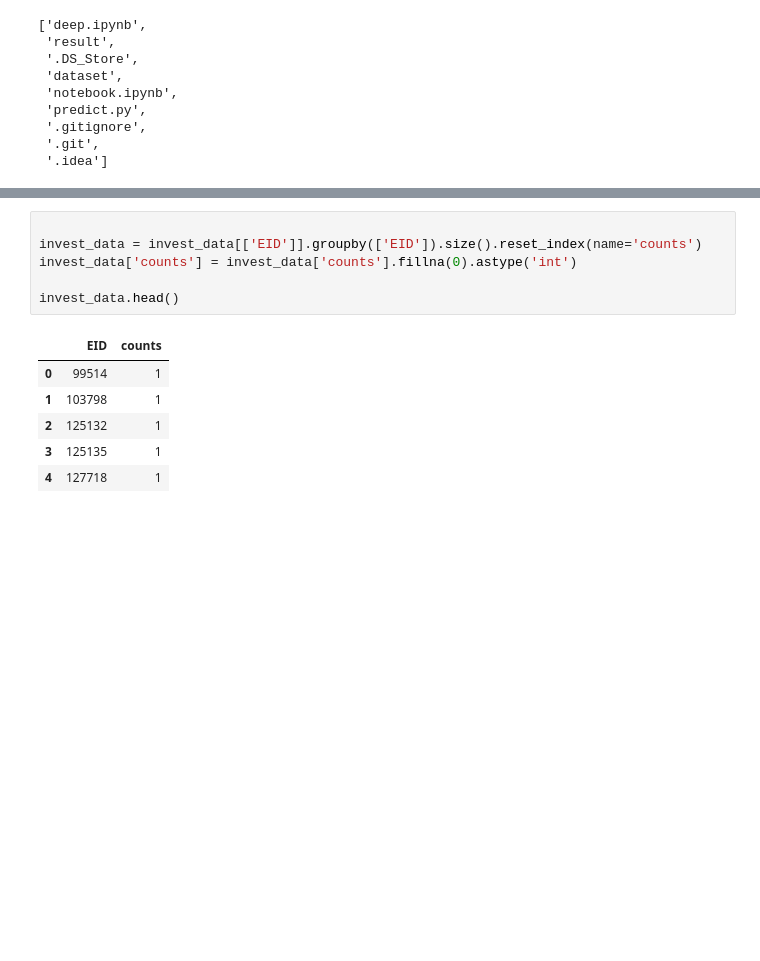
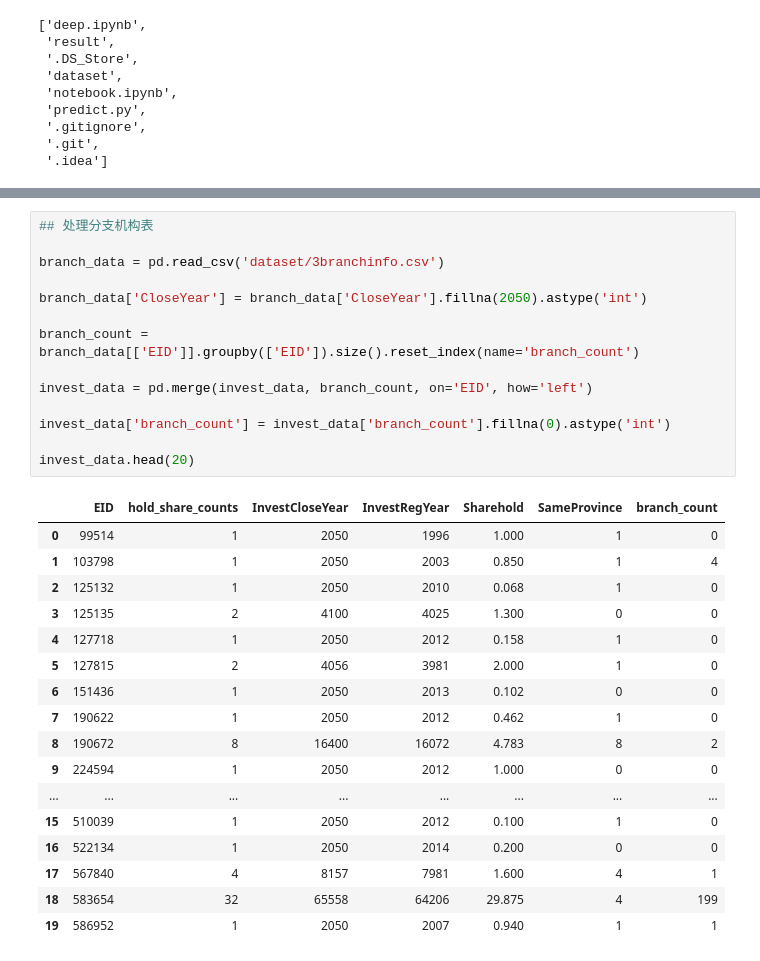
Before and after one commit to covariantFunctor/awesome_algo, a Jupyter notebook: deep.ipynb, the cells around one changed output, grey strips where cells are left out. Saved outputs shown, nothing was run; the diff lists cells and outputs as text; blank space fills up the shorter version.

```diff
--- a/deep.ipynb
+++ b/deep.ipynb
@@ -32,16 +68,35 @@ invest_data['Sharehold'] = invest_data['Sharehold'].fillna(0).astype('float32')
 # %%
+## 处理分支机构表
 
-invest_data = invest_data[['EID']].groupby(['EID']).size().reset_index(name='counts')
-invest_data['counts'] = invest_data['counts'].fillna(0).astype('int')
+branch_data = pd.read_csv('dataset/3branchinfo.csv')
 
-invest_data.head()
+branch_data['CloseYear'] = branch_data['CloseYear'].fillna(2050).astype('int')
+
+branch_count = branch_data[['EID']].groupby(['EID']).size().reset_index(name='branch_count')
+
+invest_data = pd.merge(invest_data, branch_count, on='EID', how='left')
+
+invest_data['branch_count'] = invest_data['branch_count'].fillna(0).astype('int')
+
+invest_data.head(20)
 # %% [output]
-|  | EID | counts |
-| 0 | 99514 | 1 |
-| 1 | 103798 | 1 |
-| 2 | 125132 | 1 |
-| 3 | 125135 | 1 |
-| 4 | 127718 | 1 |
+|  | EID | hold_share_counts | InvestCloseYear | InvestRegYear | Sharehold | SameProvince | branch_count |
+| 0 | 99514 | 1 | 2050 | 1996 | 1.000 | 1 | 0 |
+| 1 | 103798 | 1 | 2050 | 2003 | 0.850 | 1 | 4 |
+| 2 | 125132 | 1 | 2050 | 2010 | 0.068 | 1 | 0 |
+| 3 | 125135 | 2 | 4100 | 4025 | 1.300 | 0 | 0 |
+| 4 | 127718 | 1 | 2050 | 2012 | 0.158 | 1 | 0 |
+| 5 | 127815 | 2 | 4056 | 3981 | 2.000 | 1 | 0 |
+| 6 | 151436 | 1 | 2050 | 2013 | 0.102 | 0 | 0 |
+| 7 | 190622 | 1 | 2050 | 2012 | 0.462 | 1 | 0 |
+| 8 | 190672 | 8 | 16400 | 16072 | 4.783 | 8 | 2 |
+| 9 | 224594 | 1 | 2050 | 2012 | 1.000 | 0 | 0 |
+| ... | ... | ... | ... | ... | ... | ... | ... |
+| 15 | 510039 | 1 | 2050 | 2012 | 0.100 | 1 | 0 |
+| 16 | 522134 | 1 | 2050 | 2014 | 0.200 | 0 | 0 |
+| 17 | 567840 | 4 | 8157 | 7981 | 1.600 | 4 | 1 |
+| 18 | 583654 | 32 | 65558 | 64206 | 29.875 | 4 | 199 |
+| 19 | 586952 | 1 | 2050 | 2007 | 0.940 | 1 | 1 |
 # %%
 
 baseinfo['EID'] = baseinfo['EID'].fillna(0)
```
Also changed, not shown: parts of 14 cells of this notebook.
